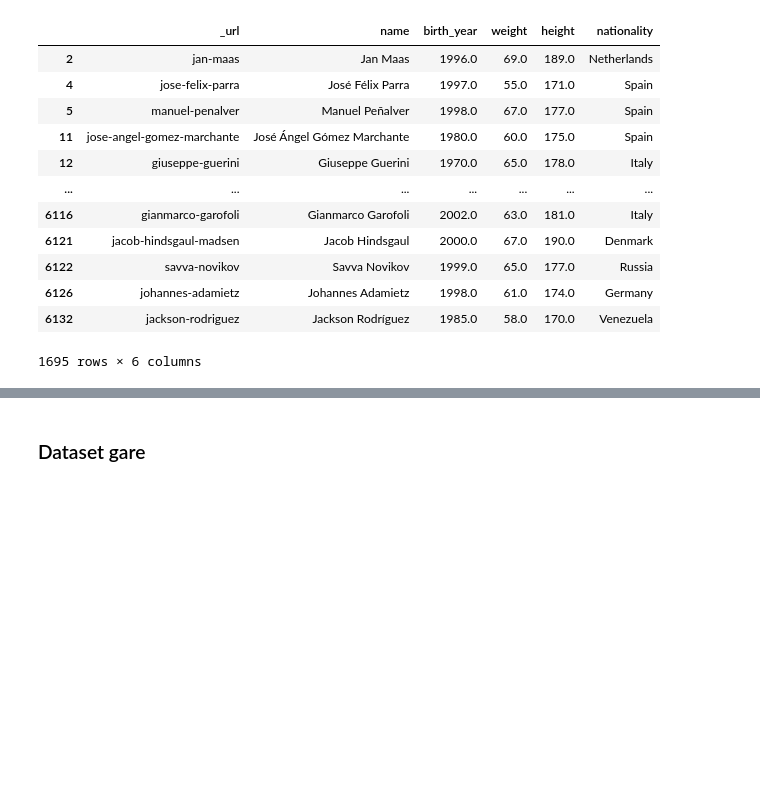
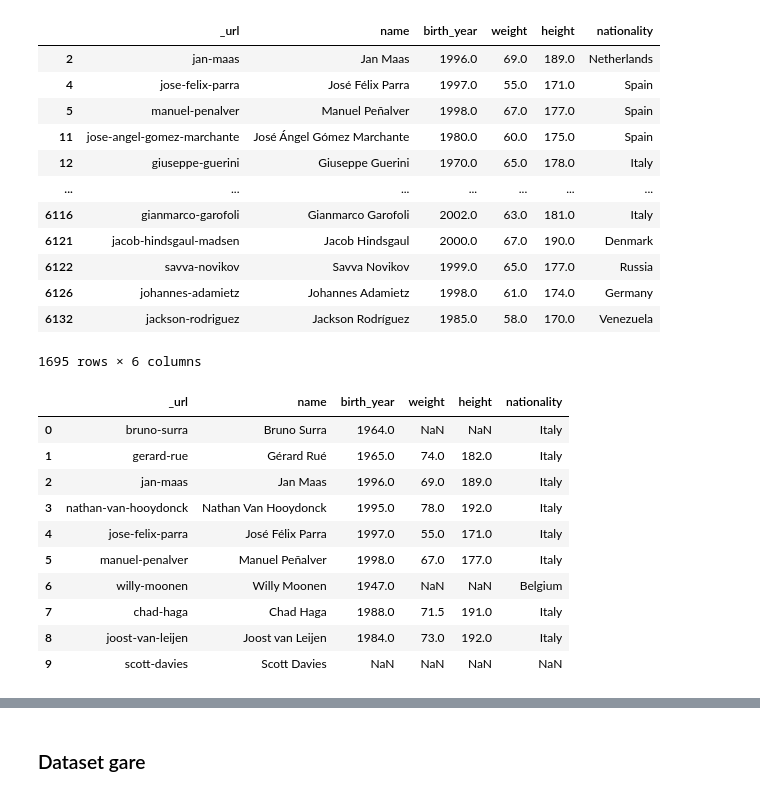
Before and after one commit to fefex302/Data-Mining, a Jupyter notebook: DataUnderstanding.ipynb, the cells around one changed output, grey strips where cells are left out. Cells and saved outputs as stored; diff of their text form; code cells hidden in the pictures; blank space fills up the shorter version.

Commit message:
Update DataUnderstanding.ipynb
understanding the cyclist dataset

```diff
--- a/DataUnderstanding.ipynb
+++ b/DataUnderstanding.ipynb
@@ -188,4 +188,17 @@ dataset_cyclists.loc[dataset_cyclists.weight < 70]
 | 6132 | jackson-rodriguez | Jackson Rodríguez | 1985.0 | 58.0 | 170.0 | Venezuela |
 1695 rows × 6 columns
 # %%
-dataset_cyclists.loc[dataset_cyclists.weight < 70, "nationality"] = "Italy"
+dataset_cyclists.loc[dataset_cyclists.weight < 90, "nationality"] = "Italy"
+dataset_cyclists.head(10)
+# %% [output]
+|  | _url | name | birth_year | weight | height | nationality |
+| 0 | bruno-surra | Bruno Surra | 1964.0 | NaN | NaN | Italy |
+| 1 | gerard-rue | Gérard Rué | 1965.0 | 74.0 | 182.0 | Italy |
+| 2 | jan-maas | Jan Maas | 1996.0 | 69.0 | 189.0 | Italy |
+| 3 | nathan-van-hooydonck | Nathan Van Hooydonck | 1995.0 | 78.0 | 192.0 | Italy |
+| 4 | jose-felix-parra | José Félix Parra | 1997.0 | 55.0 | 171.0 | Italy |
+| 5 | manuel-penalver | Manuel Peñalver | 1998.0 | 67.0 | 177.0 | Italy |
+| 6 | willy-moonen | Willy Moonen | 1947.0 | NaN | NaN | Belgium |
+| 7 | chad-haga | Chad Haga | 1988.0 | 71.5 | 191.0 | Italy |
+| 8 | joost-van-leijen | Joost van Leijen | 1984.0 | 73.0 | 192.0 | Italy |
+| 9 | scott-davies | Scott Davies | NaN | NaN | NaN | NaN |
```
Also changed, not shown: parts of 4 cells of this notebook.
